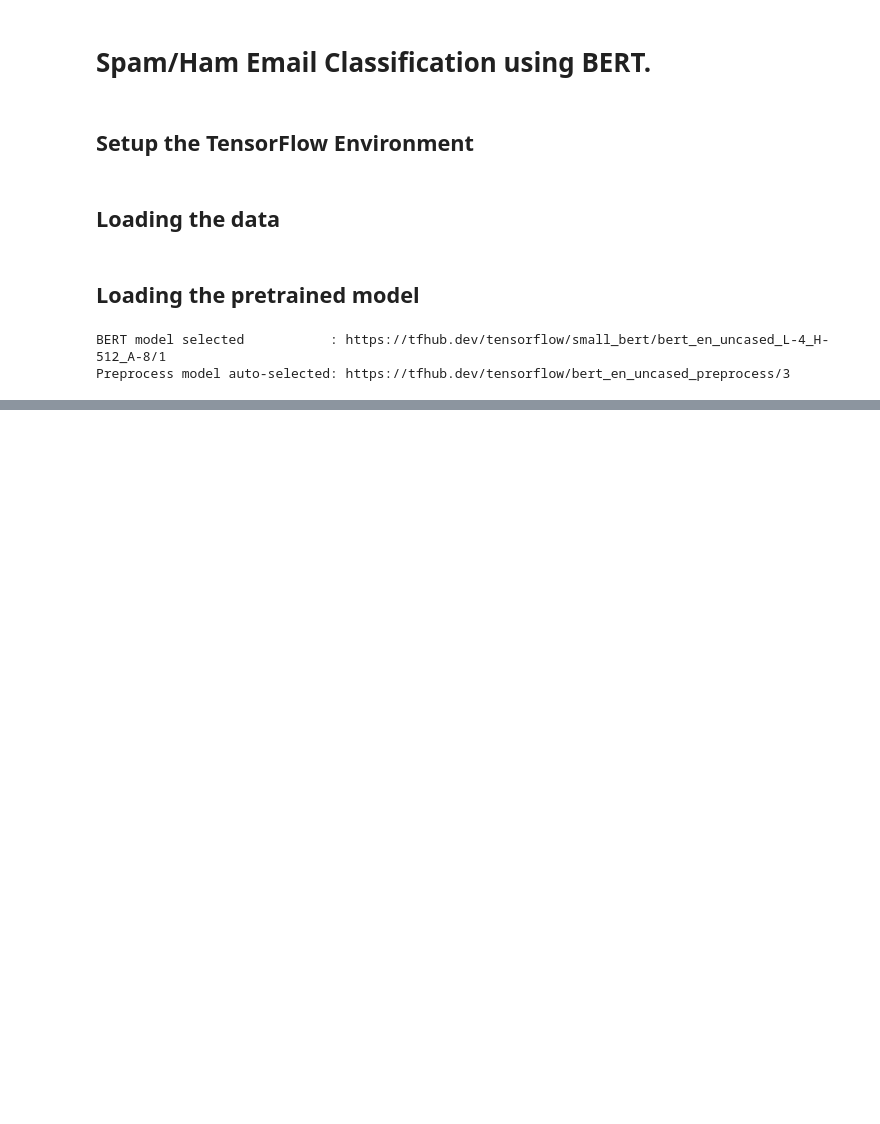
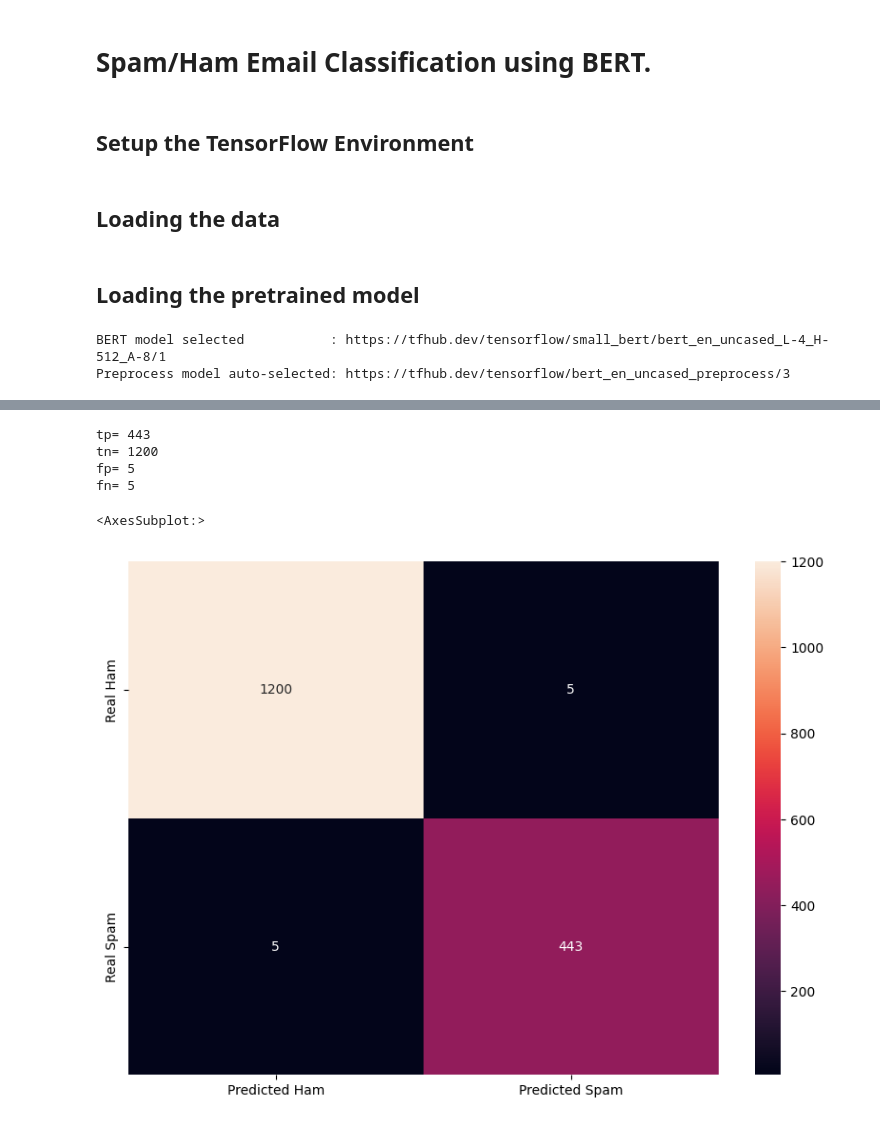
Before and after one commit to fourdim/bert-spammail, a Jupyter notebook: train.ipynb, the cells around one changed output, grey strips where cells are left out. Saved outputs shown, nothing was run; the diff lists cells and outputs as text; code cells hidden in the pictures; blank space fills up the shorter version.

```diff
--- a/train.ipynb
+++ b/train.ipynb
@@ -288,0 +288,3 @@ dict_keys(['loss', 'binary_accuracy'])
+# %%
+
+y = classifier_model.predict(x=[ds_test['subject'], ds_test['email']])
@@ -288,0 +293,40 @@ dict_keys(['loss', 'binary_accuracy'])
+# %%
+tp = 0
+tn = 0
+fp = 0
+fn = 0
+THRESHOULD = 0
+for index, ele in enumerate(y):
+    if ((ele > THRESHOULD) == (ds_test['spam'][index] == 1)):
+        if ds_test['spam'][index] == 1:
+            tp += 1
+        else:
+            tn += 1
+    else:
+        if ds_test['spam'][index] == 1:
+            fn += 1
+        else:
+            fp += 1
+print("tp=", tp)
+print("tn=", tn)
+print("fp=", fp)
+print("fn=", fn)
+# %% [output]
+tp= 443
+tn= 1200
+fp= 5
+fn= 5
+# %%
+import seaborn as sn
+import pandas as pd
+import matplotlib.pyplot as plt
+array = [
+        [tn, fp],
+        [fn, tp],
+        ]
+df_cm = pd.DataFrame(array, index=['Real Ham', 'Real Spam'], columns=['Predicted Ham', 'Predicted Spam'])
+plt.figure(figsize = (10,7))
+sn.heatmap(df_cm, annot=True, fmt='d')
+# %% [output]
+<AxesSubplot:>
+[figure, added]
```
Also changed, not shown: parts of 6 cells of this notebook, 6 other files.
